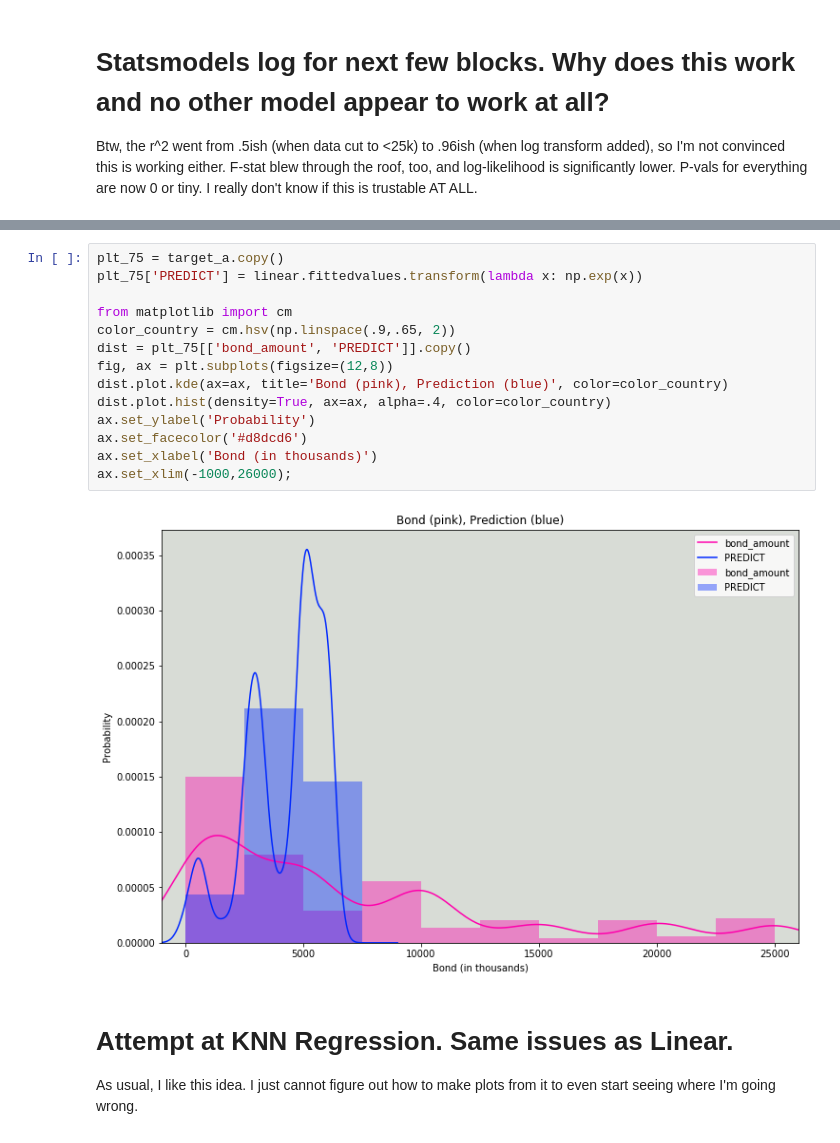
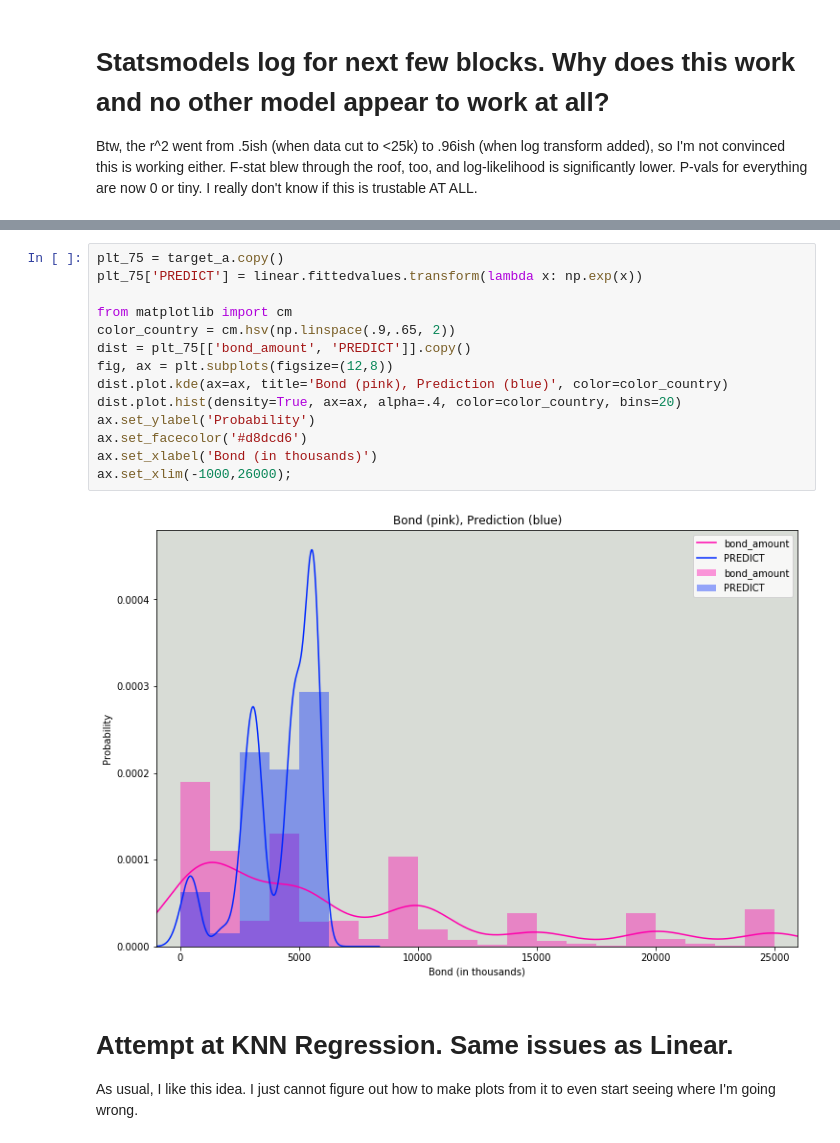
Before and after one commit to SlothDream/SBCap1_CT, a Jupyter notebook: CT_Analysis_Linear.ipynb, the cells around one changed output, grey strips where cells are left out. Drawn from its saved outputs; the diff is of its cells as text.

```diff
--- a/CT_Analysis_Linear.ipynb
+++ b/CT_Analysis_Linear.ipynb
@@ -388,19 +390,19 @@ Text(0,0.5,'fitted')
 # %%
 plt_75 = target_a.copy()
 plt_75['PREDICT'] = linear.fittedvalues.transform(lambda x: np.exp(x))
 
 from matplotlib import cm
 color_country = cm.hsv(np.linspace(.9,.65, 2))
 dist = plt_75[['bond_amount', 'PREDICT']].copy()
 fig, ax = plt.subplots(figsize=(12,8))
 dist.plot.kde(ax=ax, title='Bond (pink), Prediction (blue)', color=color_country)
-dist.plot.hist(density=True, ax=ax, alpha=.4, color=color_country)
+dist.plot.hist(density=True, ax=ax, alpha=.4, color=color_country, bins=20)
 ax.set_ylabel('Probability')
 ax.set_facecolor('#d8dcd6')
 ax.set_xlabel('Bond (in thousands)')
 ax.set_xlim(-1000,26000);
 # %% [output]
-[figure, old version]
+[figure, new version]
 # %% [markdown]
 # Attempt at KNN Regression.  Same issues as Linear.
 
```
Also changed, not shown: parts of 16 cells of this notebook.
